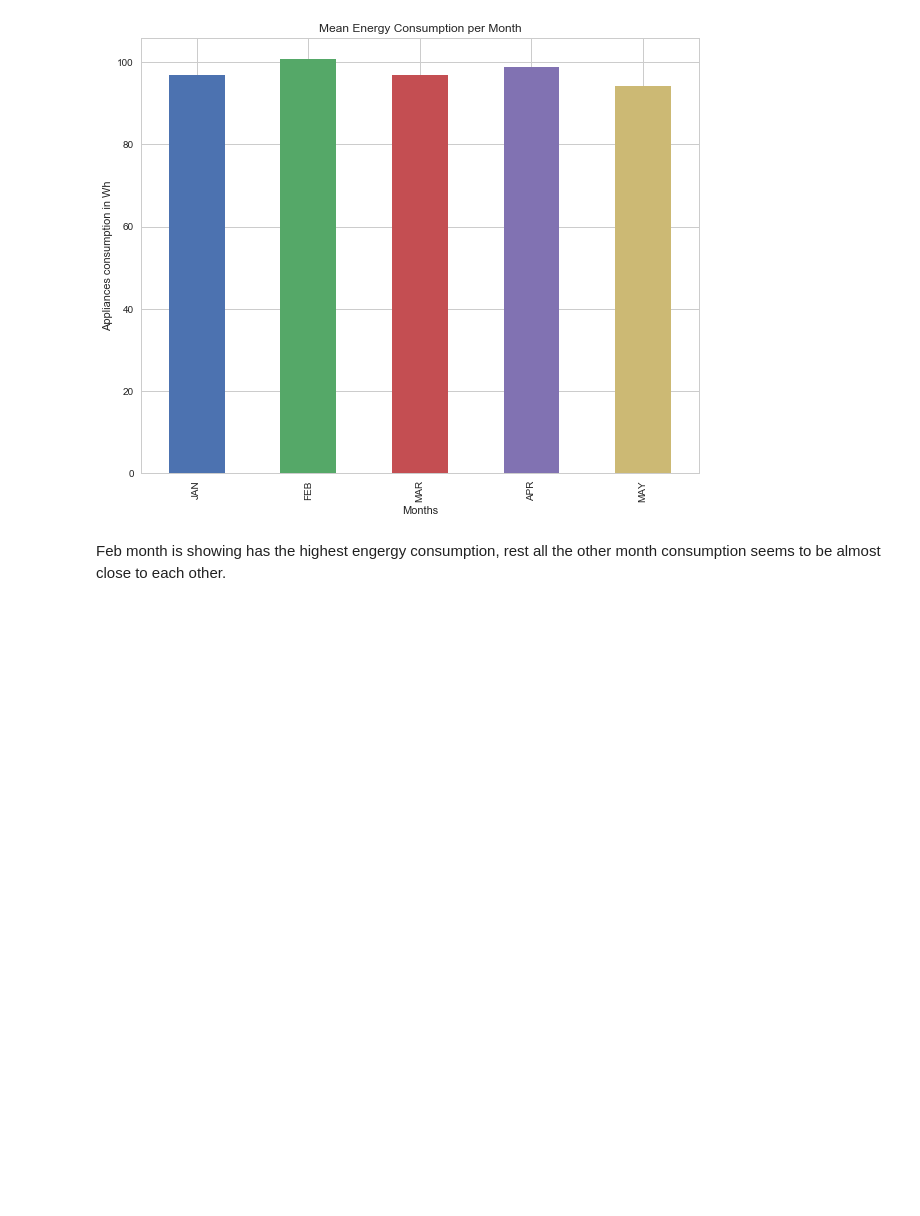
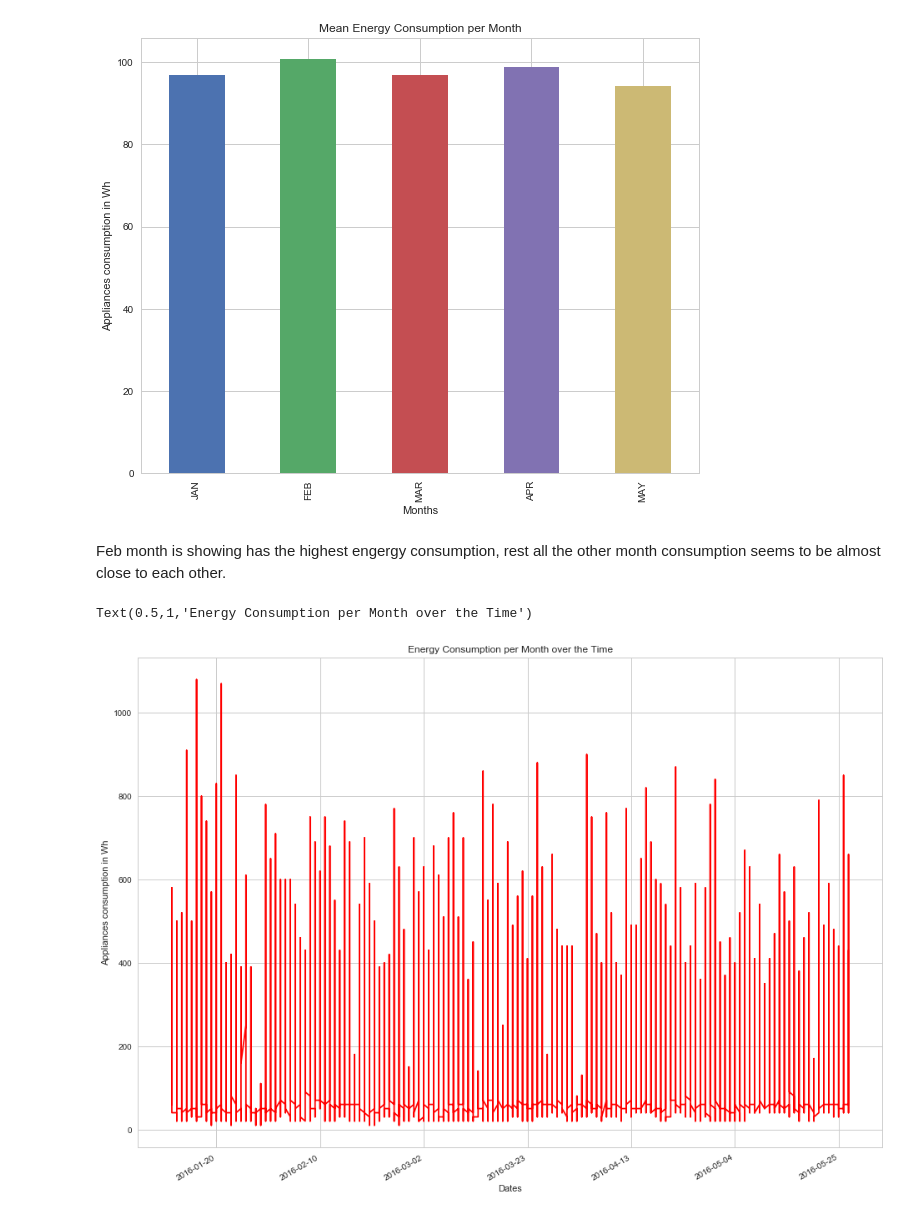
Before and after one commit to arijitsinha80/Springboard, a Jupyter notebook: Project/Capstoneproject_Phase2.ipynb, the cells around one changed output. Drawn from its saved outputs; the diff is of its cells as text; code cells hidden in the pictures; blank space fills up the shorter version.

```diff
--- a/Project/Capstoneproject_Phase2.ipynb
+++ b/Project/Capstoneproject_Phase2.ipynb
@@ -317,3 +307,11 @@ plt.xticks(ticks, labels);
 [figure]
 # %% [markdown]
 Feb month is showing has the highest engergy consumption, rest all the other month consumption seems to be almost close to each other.
+# %%
+df['appliances'].plot(kind = 'line', figsize=(16,12), color = 'red')
+plt.xlabel('Dates')
+plt.ylabel('Appliances consumption in Wh')
+plt.title('Energy Consumption per Month over the Time')
+# %% [output]
+Text(0.5,1,'Energy Consumption per Month over the Time')
+[figure, added]
```
Also changed, not shown: parts of 9 cells of this notebook.
